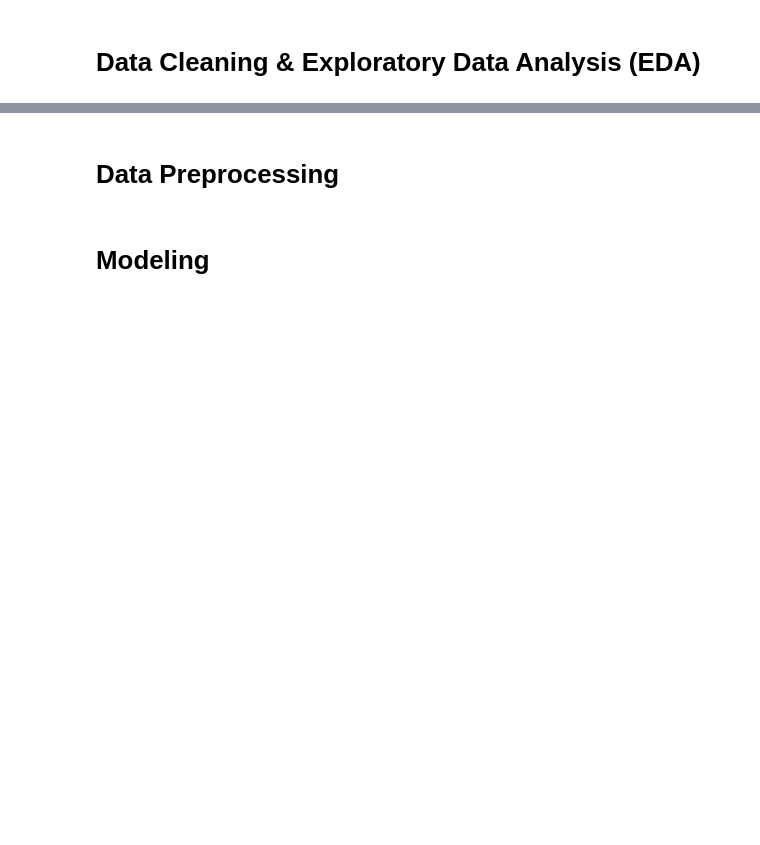
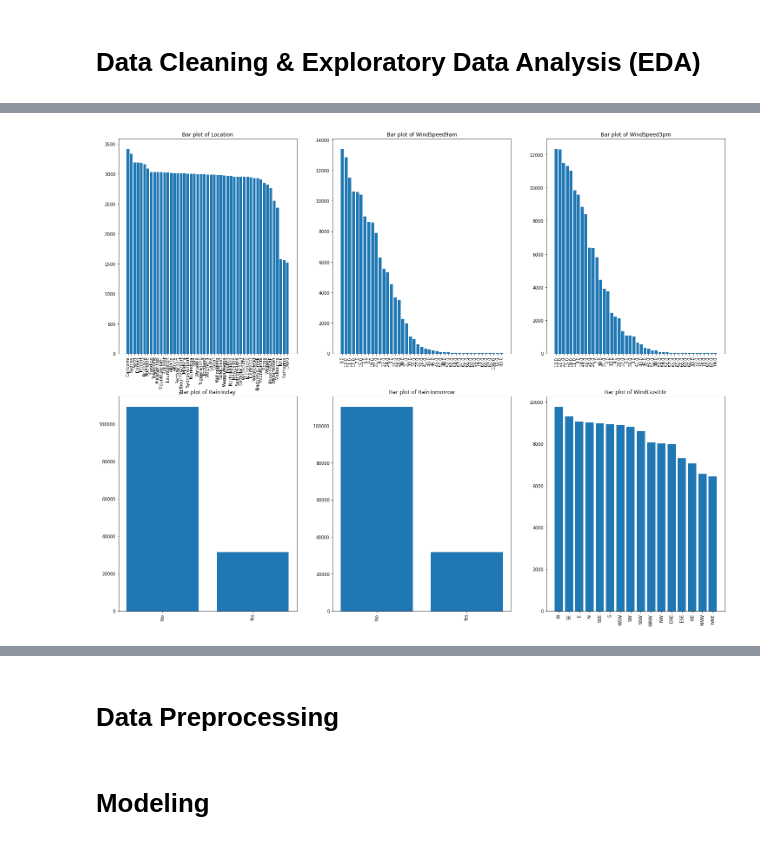
Before and after one commit to safiraauliar/FinalProject2-LogistikRegression-SVM-kelompok1, a Jupyter notebook: PYTN_KampusMerdeka_fp2.ipynb, the cells around one changed output, grey strips where cells are left out. Drawn from its saved outputs; the diff is of its cells as text; code cells hidden in the pictures; blank space fills up the shorter version.

```diff
--- a/PYTN_KampusMerdeka_fp2.ipynb
+++ b/PYTN_KampusMerdeka_fp2.ipynb
@@ -46,0 +183,20 @@ Dataset yang digunakan pada projek ini adalah dataset publik yang tersedia diweb
+# %%
+# Categorical columns exploration
+categorical_cols = ['Location','WindSpeed9am', 'WindSpeed3pm','RainToday', 'RainTomorrow','WindGustDir']
+fig, ax = plt.subplots(2,3, sharex=False, sharey=False, figsize=(25,20))
+count = 0
+for cat_col in categorical_cols:
+    value_count = df[cat_col].value_counts()
+    ax_x = count//3
+    ax_y = count%3
+    x_range = np.arange(0, len(value_count))
+    ax[ax_x, ax_y].bar(x_range, value_count.values, tick_label=value_count.index)
+    ax[ax_x, ax_y].set_title(f"Bar plot of {cat_col}")
+
+    for i in ax[ax_x, ax_y].get_xticklabels():
+        i.set_rotation(90)
+
+    count+=1
+plt.show()
+# %% [output]
+[figure, added]
```
Also changed, not shown: parts of 24 cells of this notebook.
